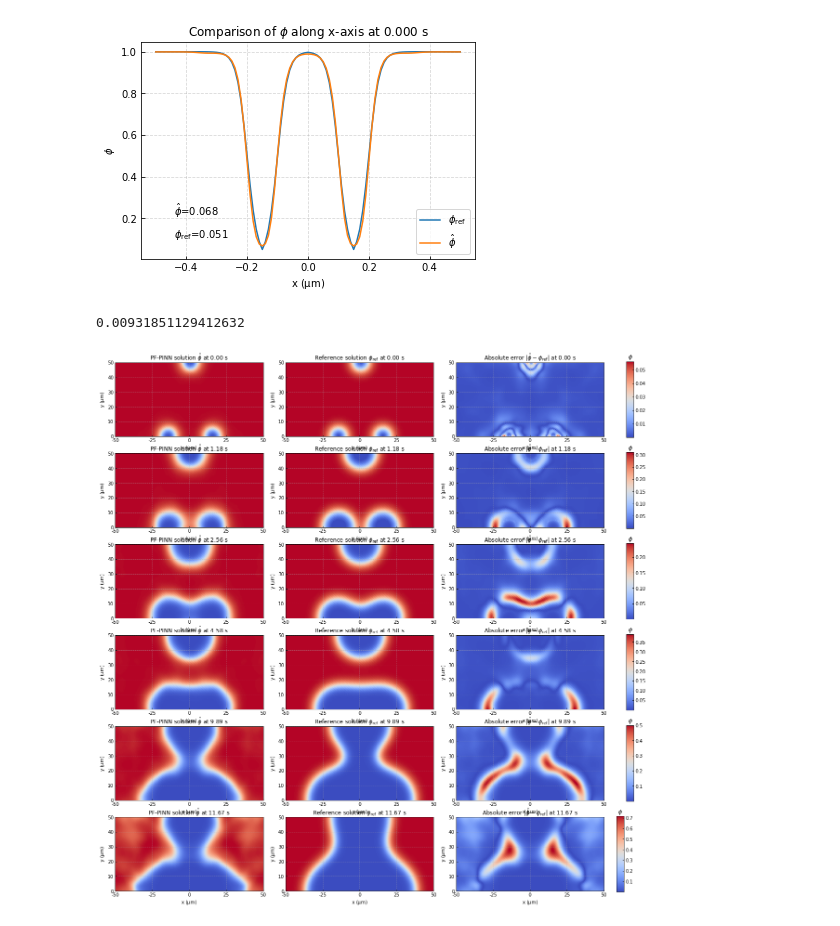
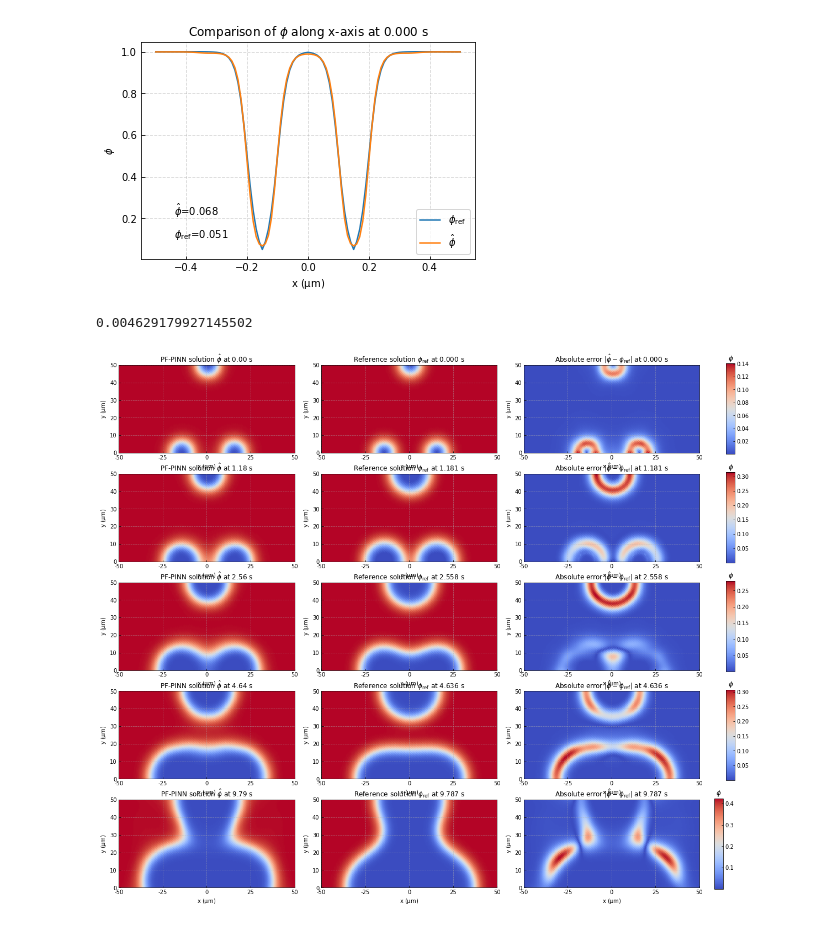
Before and after one commit to NanxiiChen/sharp-pinns, a Jupyter notebook: eval-3pits.ipynb, the cells around one changed output. Saved outputs shown, nothing was run; the diff lists cells and outputs as text; code cells hidden in the pictures.

```diff
--- a/eval-3pits.ipynb
+++ b/eval-3pits.ipynb
@@ -32,7 +32,7 @@ configs = {
 rc.update(configs)
 # save_root = "./figures/"
 # %%
-model_dir = "/root/tf-logs/3pits-gradient-2024-10-30-16-31-45/model-1200.pt"
+model_dir = "/root/tf-logs/3pits-gradient-2024-10-31-10-40-59/model-500.pt"
 
 import torch
 import pf_pinn as pfp
@@ -179,7 +179,7 @@ ax.legend(loc="lower right")
 <matplotlib.legend.Legend at 0x...>
 [figure]
 # %%
-ts = [0.00, 1.18, 2.56, 4.58, 9.89, 11.67]
+ts = [0.000, 1.181, 2.558, 4.636, 9.787]
 # ts = [ 49.15]
 mesh_points = np.load("./data/2d-3pits/mesh_points.npy") * 1e4
 # mesh_points = mesh_points[mesh_points[:, 1] < 0.5 & np.abs()]
@@ -207,7 +207,7 @@ for idx, tic in enumerate(ts):
         title=r"PF-PINN solution $\hat\phi$" + " at "+ f"{tic:.2f} s"
     )
 
-    truth = np.load("./data/2d-3pits/sol-" + f"{tic:.2f}.npy")
+    truth = np.load("./data/2d-3pits/sol-" + f"{tic:.3f}.npy")
     # if np.abs(tic) < 1e-5:
     #     truth_phi = 1 - (1 - np.tanh(np.sqrt(OMEGA_PHI) /
     #                                  np.sqrt(2 * ALPHA_PHI) * \
@@ -222,34 +222,34 @@ for idx, tic in enumerate(ts):
     ax.xaxis.set_major_formatter(plt.FuncFormatter(lambda x, pos: f'{x*1e2:.0f}'))
     ax.yaxis.set_major_formatter(plt.FuncFormatter(lambda x, pos: f'{x*1e2:.0f}'))
     ax.xaxis.set_major_locator(plt.MultipleLocator(0.25))
     ax.set(
         xlabel="x " + r"$\mathrm{(\mu m)}$", ylabel="y " + r"$\mathrm{(\mu m)}$", aspect='equal',
         xlim=(-0.5, 0.5), ylim=(0, 0.5),
-        title=r"Reference solution $\phi_{\mathrm{ref}}$" + " at "+ f"{tic:.2f} s"
+        title=r"Reference solution $\phi_{\mathrm{ref}}$" + " at "+ f"{tic:.3f} s"
     )
 
     ax = fig.add_subplot(gs[idx, 2])
     ax.scatter(mesh_points[:, 0], mesh_points[:, 1], c=diff, cmap='coolwarm',)
     # ax.scatter(mesh_points[:, 0], mesh_points[:, 1], c=truth[:, 0], cmap='coolwarm', vmin=0, vmax=1)
     ax.xaxis.set_major_formatter(plt.FuncFormatter(lambda x, pos: f'{x*1e2:.0f}'))
     ax.yaxis.set_major_formatter(plt.FuncFormatter(lambda x, pos: f'{x*1e2:.0f}'))
     ax.xaxis.set_major_locator(plt.MultipleLocator(0.25))
     ax.set(
         xlabel="x " + r"$\mathrm{(\mu m)}$", ylabel="y " + r"$\mathrm{(\mu m)}$", aspect='equal',
         xlim=(-0.5, 0.5), ylim=(0, 0.5),
-        title=r"Absolute error $|\hat\phi - \phi_{\mathrm{ref}}|$" + " at "+ f"{tic:.2f} s"
+        title=r"Absolute error $|\hat\phi - \phi_{\mathrm{ref}}|$" + " at "+ f"{tic:.3f} s"
     )
     mse += np.mean(diff**2)
     ax_bar = fig.add_subplot(gs[idx, 3])
     fig.colorbar(ax.collections[0], cax=ax_bar)
     ax_bar.set_title(r'$\phi$', loc='center')
     plt.subplots_adjust(wspace=0.2)
     pos = ax_bar.get_position()
     ax_bar.set_position([pos.x0 - 0.015, pos.y0, pos.width, pos.height])
     # plt.savefig(save_root + f"2d-diffusion-2pits-baseline-fields-{idx}.png", dpi=300, bbox_inches='tight')
 mse /= len(ts)
 print(mse)
 plt.savefig("out.png", dpi=300, bbox_inches="tight")
 # %% [output]
-0.00931851129412632
+0.004629179927145502
-[figure, old version]
+[figure, new version]
```
Also changed, not shown: parts of 2 cells of this notebook, 6 other files.
